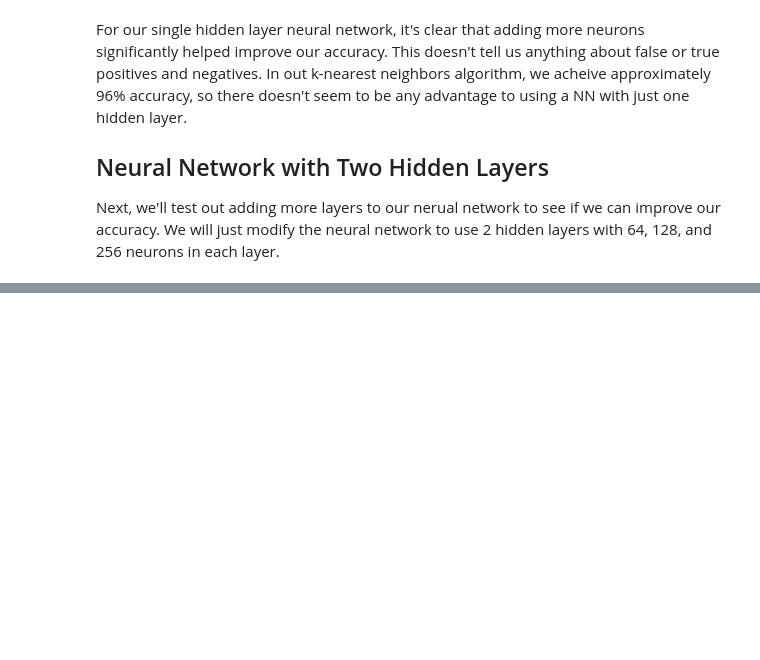
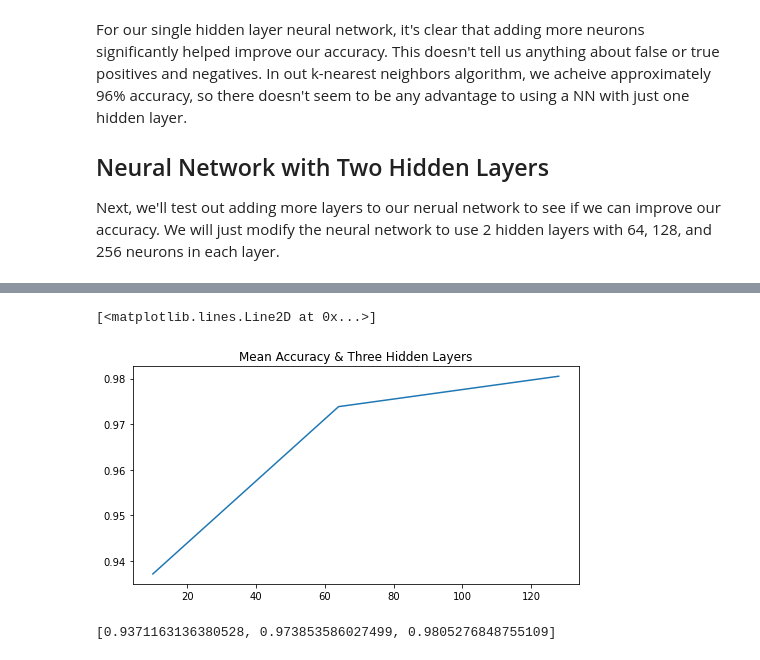
Before and after one commit to branBeckett/data-science-projects, a Jupyter notebook: handwritten-digits-classifier/handwritten-digits-classifier.ipynb, the cells around one changed output, grey strips where cells are left out. Saved outputs shown, nothing was run; the diff lists cells and outputs as text; code cells hidden in the pictures; blank space fills up the shorter version.

```diff
--- a/handwritten-digits-classifier/handwritten-digits-classifier.ipynb
+++ b/handwritten-digits-classifier/handwritten-digits-classifier.ipynb
@@ -230,0 +219,38 @@ plt.plot(x, nn_two_accuracy)
+# %%
+# The following is the same as in our one hidden layer model, but with `cross_validate` set to six k-folds
+def cross_validate_six(neuron_arch):
+    fold_accuracies = []
+    kf = KFold(n_splits = 6, random_state=2, shuffle=True)
+    for train_index, test_index in kf.split(data):
+        train_features, test_features = data.loc[train_index], data.loc[test_index]
+        train_labels, test_labels = labels.loc[train_index], labels.loc[test_index]
+
+        model = train_nn(neuron_arch, train_features, train_labels)
+        accuracy = test(model, test_features, test_labels)
+        fold_accuracies.append(accuracy)
+    return fold_accuracies
+# %%
+nn_three_neurons = [
+    (10, 10, 10),
+    (64, 64, 64),
+    (128, 128, 128)
+]
+
+nn_three_accuracy = []
+
+for n in nn_three_neurons:
+    nn_accuracies = cross_validate_six(n)
+    nn_mean_accuracy = np.mean(nn_accuracies)
+    nn_three_accuracy.append(nn_mean_accuracy)
+
+plt.figure(figsize=(8,4))
+plt.title('Mean Accuracy & Three Hidden Layers')
+x = [i[0] for i in nn_three_neurons]
+plt.plot(x, nn_three_accuracy)
+# %% [output]
+[<matplotlib.lines.Line2D at 0x...>]
+[figure, added]
+# %%
+nn_three_accuracy
+# %% [output]
+[0.9371163136380528, 0.973853586027499, 0.9805276848755109]
```
Also changed, not shown: parts of 6 cells of this notebook.
